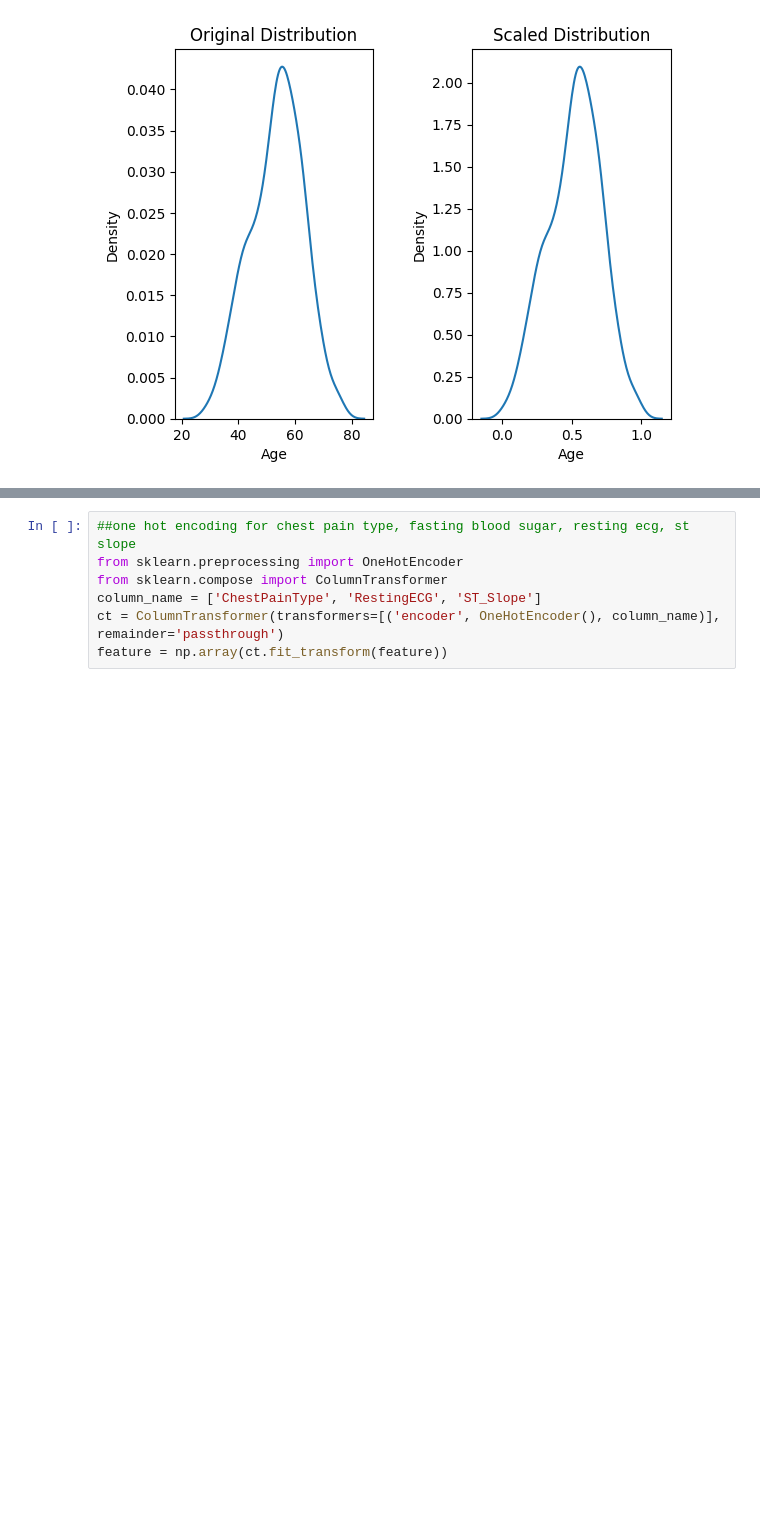
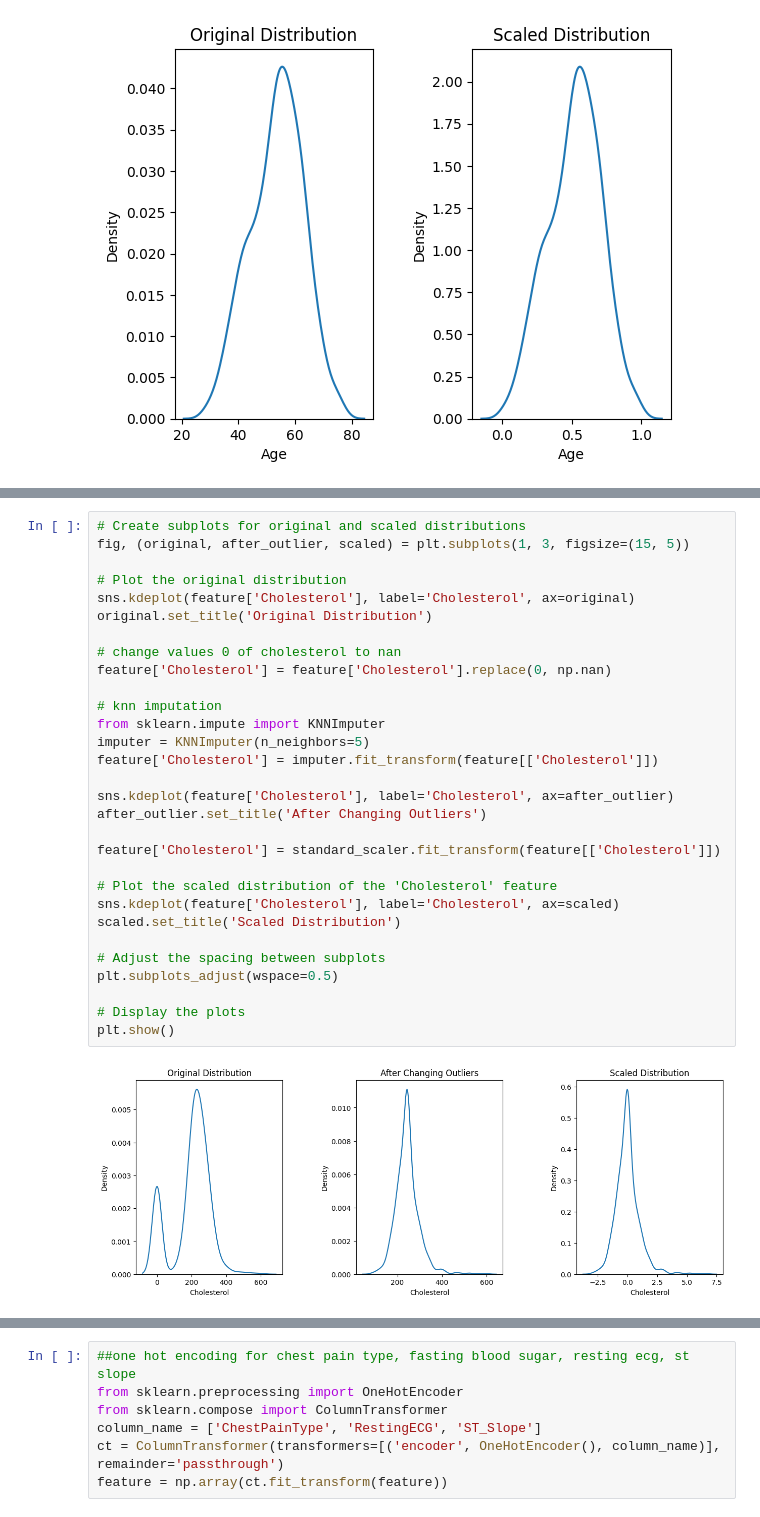
Before and after one commit to nbzuong/ML_Project, a Jupyter notebook: heart_predict.ipynb, the cells around one changed output, grey strips where cells are left out. Saved outputs shown, nothing was run; the diff lists cells and outputs as text; blank space fills up the shorter version.

```diff
--- a/heart_predict.ipynb
+++ b/heart_predict.ipynb
@@ -107,0 +138,32 @@ plt.show()
+# %%
+# Create subplots for original and scaled distributions
+fig, (original, after_outlier, scaled) = plt.subplots(1, 3, figsize=(15, 5))
+
+# Plot the original distribution
+sns.kdeplot(feature['Cholesterol'], label='Cholesterol', ax=original)
+original.set_title('Original Distribution')
+
+# change values 0 of cholesterol to nan
+feature['Cholesterol'] = feature['Cholesterol'].replace(0, np.nan)
+
+# knn imputation
+from sklearn.impute import KNNImputer
+imputer = KNNImputer(n_neighbors=5)
+feature['Cholesterol'] = imputer.fit_transform(feature[['Cholesterol']])
+
+sns.kdeplot(feature['Cholesterol'], label='Cholesterol', ax=after_outlier)
+after_outlier.set_title('After Changing Outliers')
+
+feature['Cholesterol'] = standard_scaler.fit_transform(feature[['Cholesterol']])
+
+# Plot the scaled distribution of the 'Cholesterol' feature
+sns.kdeplot(feature['Cholesterol'], label='Cholesterol', ax=scaled)
+scaled.set_title('Scaled Distribution')
+
+# Adjust the spacing between subplots
+plt.subplots_adjust(wspace=0.5)
+
+# Display the plots
+plt.show()
+# %% [output]
+[figure, added]
```
Also changed, not shown: parts of 12 cells of this notebook.
